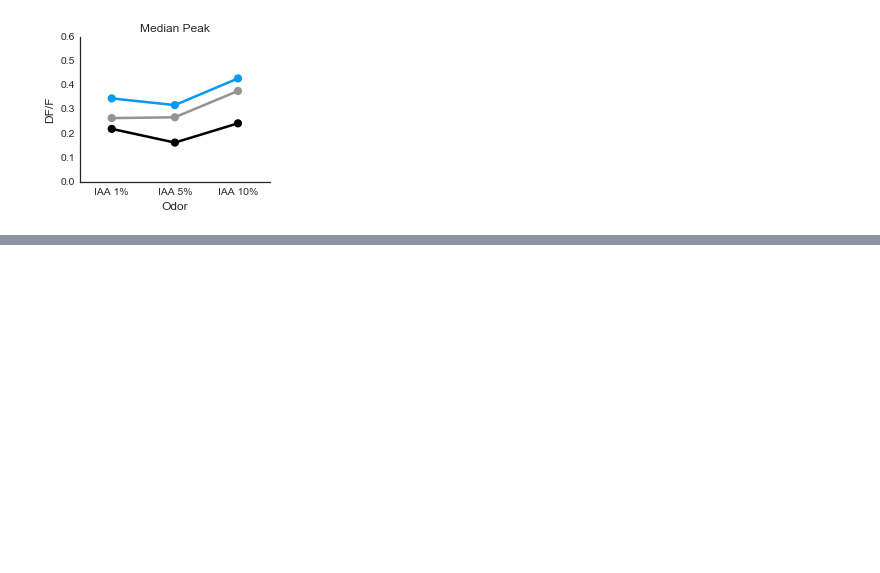
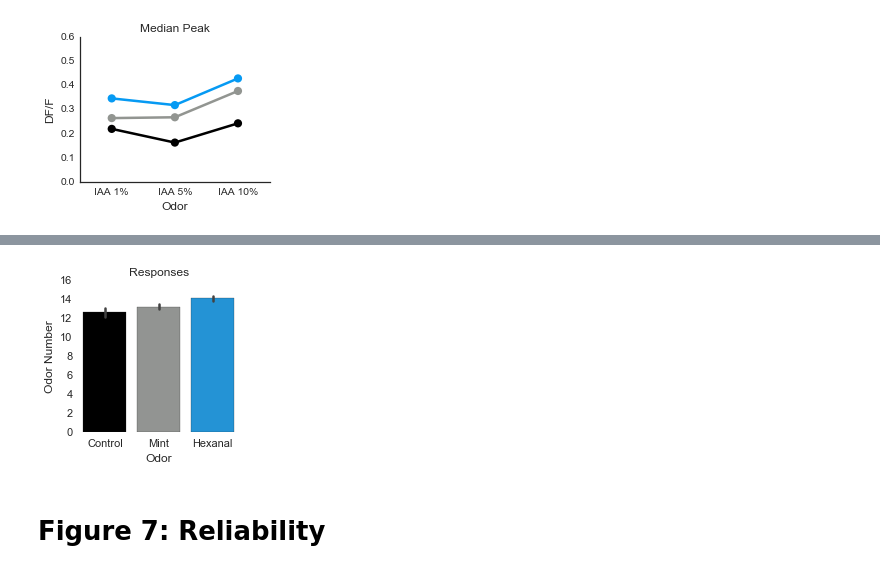
Before and after one commit to liu-annie/CaI, a Jupyter notebook: Paper_Figures.ipynb, the cells around one changed output, grey strips where cells are left out. Saved outputs shown, nothing was run; the diff lists cells and outputs as text; code cells hidden in the pictures; blank space fills up the shorter version.

```diff
--- a/Paper_Figures.ipynb
+++ b/Paper_Figures.ipynb
@@ -350,0 +453,32 @@ plt.savefig("C:\Users\Annie\Desktop\Plasticity\Figures\\Median\\Median_IAA.pdf")
+# %%
+EI=pd.DataFrame([])
+for x in composite_full.index:
+    a=0
+    b=0
+    for value in composite_full.iloc[x][2:]:
+        if value>0:
+            a=a+1
+        elif value<0:
+            b=b+1
+    c=pd.DataFrame(composite_full.iloc[x][['Group','Mouse']]).T
+    c=c.reset_index(drop=True)
+    d=pd.concat([c,pd.DataFrame({'E':[a]}),pd.DataFrame({'I':[b]})],axis=1)
+    EI=EI.append(d)
+# %%
+sns.set(style="white")
+sns.set_context('paper')
+plt.figure(figsize=(3,3))
+sns.barplot(x='Group', y="E", data=EI,
+            label="E", palette=groupcolors);
+sns.despine(left=True, bottom=True)
+plt.ylabel('Odor Number', fontsize=12);
+plt.title('Responses', fontsize=12);
+plt.xlabel('Odor', fontsize=12);
+plt.xticks(fontsize=11);
+plt.yticks(fontsize=11);
+plt.tight_layout();
+plt.savefig("C:\Users\Annie\Desktop\Plasticity\Figures\\Excitatory\\Odors.pdf")
+# %% [output]
+[figure, added]
+# %% [markdown]
+# Figure 7: Reliability
```
Also changed, not shown: parts of 21 cells of this notebook, 2 other files.
